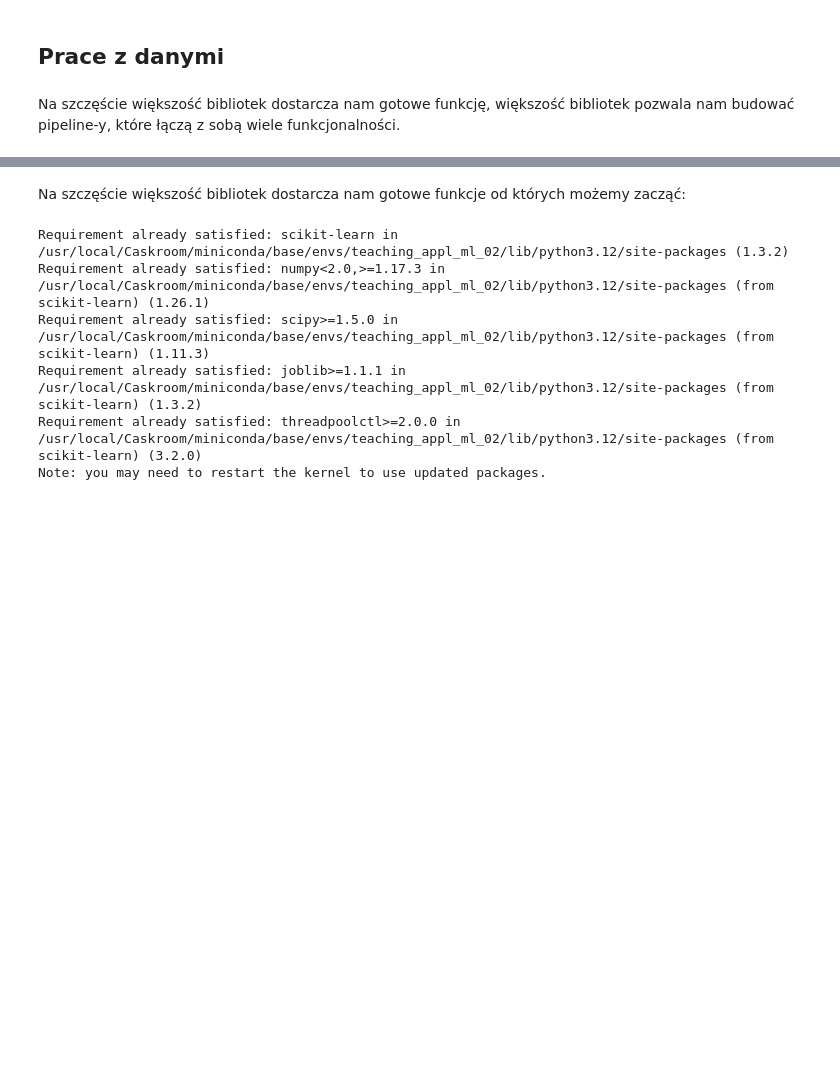
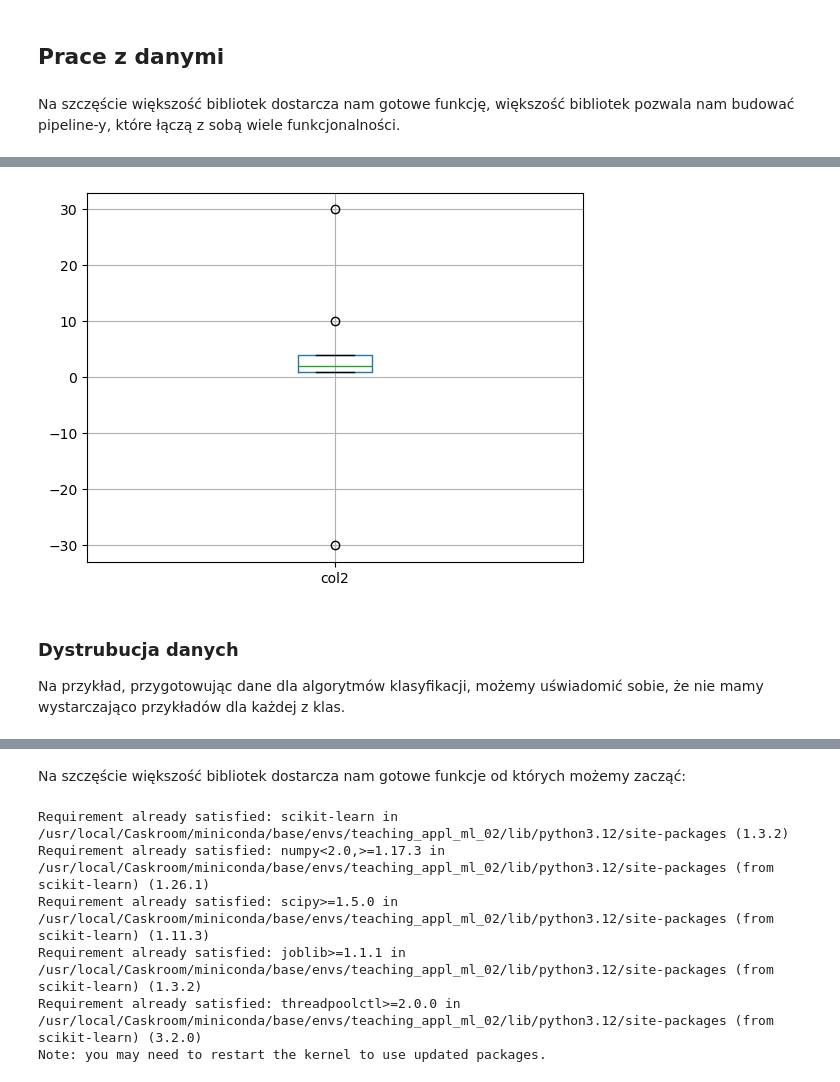
Before and after one commit to wojciech11/se_applied_machine_learning, a Jupyter notebook: 02_notebook/introduction.ipynb, the cells around one changed output, grey strips where cells are left out. Saved outputs shown, nothing was run; the diff lists cells and outputs as text; code cells hidden in the pictures; blank space fills up the shorter version.

```diff
--- a/02_notebook/introduction.ipynb
+++ b/02_notebook/introduction.ipynb
@@ -167,0 +267,5 @@ xxxxxxx panda z danymi kat i numerycznymi
+# %%
+df = pd.DataFrame({
+    'col1': ['A', 'B', 'C', 'A', 'B', 'D', 'E', 'F', 'G'],
+    'col2': [1, 1, 2, -30, 1, 2, 4, 10, 30]
+})
@@ -167,0 +285,11 @@ xxxxxxx panda z danymi kat i numerycznymi
+# %%
+import matplotlib.pyplot as plt
+df.boxplot(column=["col2"])
+
+plt.show()
+# %% [output]
+[figure, added]
+# %% [markdown]
+### Dystrubucja danych
+
+Na przykład, przygotowując dane dla algorytmów klasyfikacji, możemy uświadomić sobie, że nie mamy wystarczająco przykładów dla każdej z klas.
```
Also changed, not shown: parts of 33 cells of this notebook, 2 other files.
